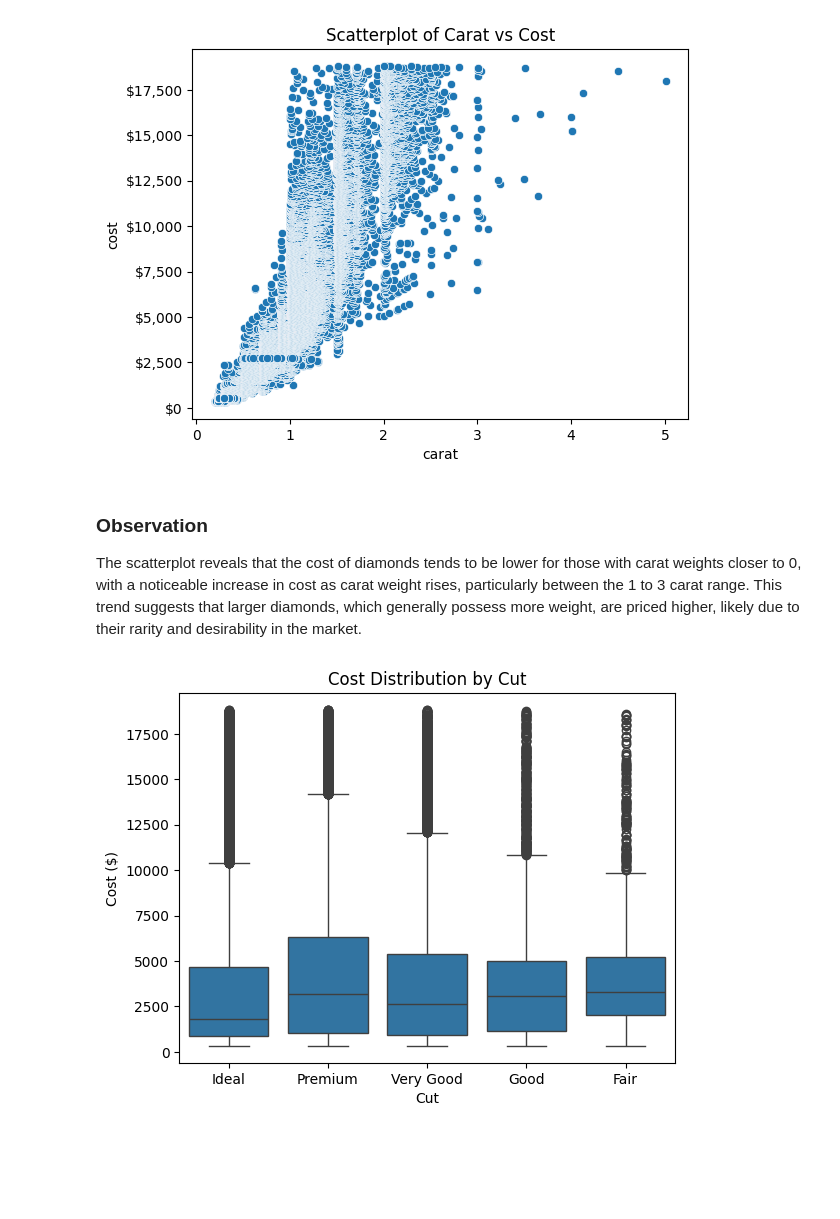
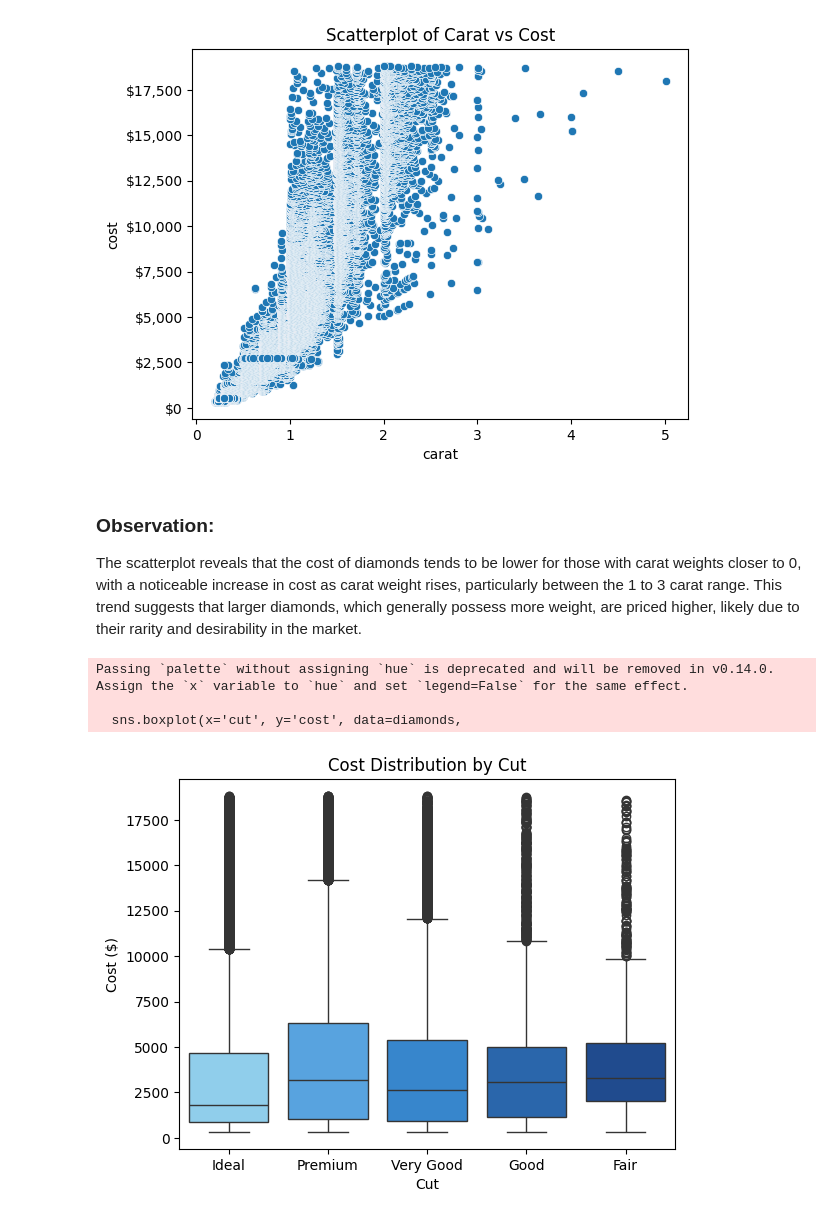
Before and after one commit to SchroderJ-pixel/datafun-06-eda, a Jupyter notebook: schroder-eda.ipynb, the cells around one changed output. Drawn from its saved outputs; the diff is of its cells as text; code cells hidden in the pictures; blank space fills up the shorter version.

```diff
--- a/schroder-eda.ipynb
+++ b/schroder-eda.ipynb
@@ -139,15 +140,31 @@ plt.show()
 # %% [output]
 [figure]
 # %% [markdown]
-### Observation
+### Observation:
 The scatterplot reveals that the cost of diamonds tends to be lower for those with carat weights closer to 0, with a noticeable increase in cost as carat weight rises, particularly between the 1 to 3 carat range. This trend suggests that larger diamonds, which generally possess more weight, are priced higher, likely due to their rarity and desirability in the market.
 # %%
-# Boxplot of price distribution by cut
-sns.boxplot(x='cut', y='cost', data=diamonds)
+import seaborn as sns
+import matplotlib.pyplot as plt
+
+# Define the ombre colors from light blue (Ideal) to dark blue (Fair)
+cut_colors = {
+    'Ideal': '#81D4FA',  # Light Blue for Ideal
+    'Premium': '#42A5F5',  # Medium Light Blue for Premium
+    'Very Good': '#1E88E5',  # Medium Blue for Very Good
+    'Good': '#1565C0',  # Dark Blue for Good
+    'Fair': '#0D47A1'  # Very Dark Blue for Fair
+}
+
+# Boxplot of cost distribution by cut with ombre effect
+sns.boxplot(x='cut', y='cost', data=diamonds,
+            palette=cut_colors)
 plt.title('Cost Distribution by Cut')
 plt.ylabel('Cost ($)')
 plt.xlabel('Cut')
 plt.show()
 # %% [output]
+Passing `palette` without assigning `hue` is deprecated and will be removed in v0.14.0. Assign the `x` variable to `hue` and set `legend=False` for the same effect.
+
+  sns.boxplot(x='cut', y='cost', data=diamonds,
-[figure, old version]
+[figure, new version]
 # %% [markdown]
```
Also changed, not shown: parts of 7 cells of this notebook.
